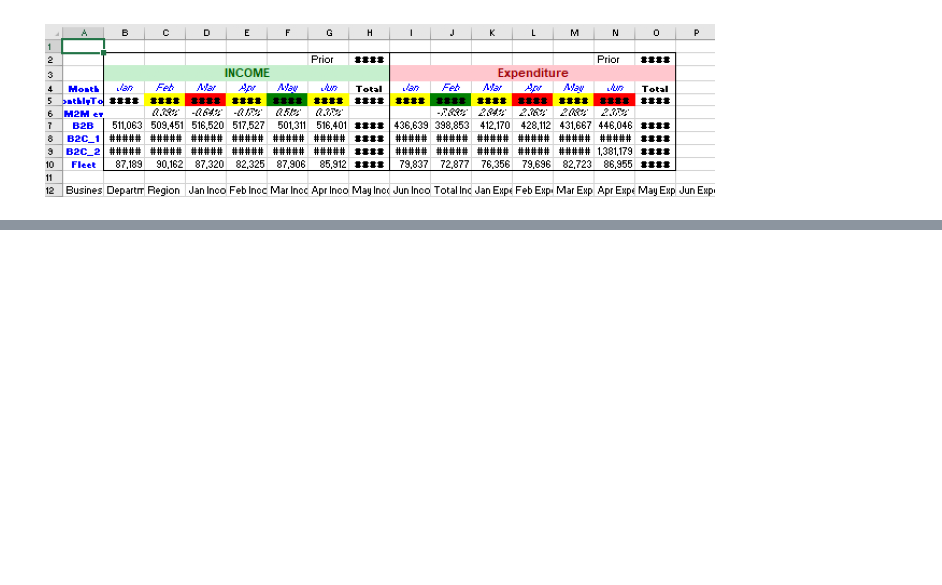
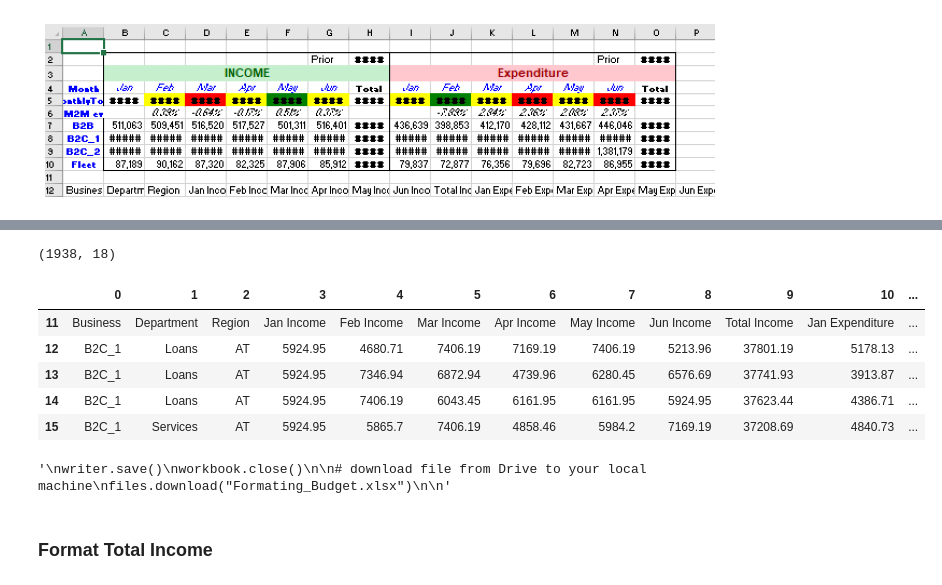
Before and after one commit to datalover2023/Module_4, a Jupyter notebook: Budget_UseCase_Module_4.ipynb, the cells around one changed output, grey strips where cells are left out. Cells and saved outputs as stored; diff of their text form; code cells hidden in the pictures; blank space fills up the shorter version.

```diff
--- a/Budget_UseCase_Module_4.ipynb
+++ b/Budget_UseCase_Module_4.ipynb
@@ -4499,0 +4539,6 @@ files.download("Formating_Budget.xlsx")
+# %%
+raw_ind = FindPositionsInDataframe(df, 'Business')[0][0]
+# add raw_ind to locations dictionary
+
+locations['starting row for raw_df'] = raw_ind
+locations
@@ -4499,0 +4556,16 @@ files.download("Formating_Budget.xlsx")
+# %%
+# create new df only with raw data ==> raw_df
+
+# from initial, big df (with all data), select only data containing raw data
+# raw data start at row 12 (variable raw_ind)
+raw_df = df.iloc[raw_ind:,:] # slice df with .iloc from 12th row
+print(raw_df.shape)
+raw_df.head()
+# %% [output]
+(1938, 18)
+|  | 0 | 1 | 2 | 3 | 4 | 5 | 6 | 7 | 8 | 9 | 10 | ... |
+| 11 | Business | Department | Region | Jan Income | Feb Income | Mar Income | Apr Income | May Income | Jun Income | Total Income | Jan Expenditure | ... |
+| 12 | B2C_1 | Loans | AT | 5924.95 | 4680.71 | 7406.19 | 7169.19 | 7406.19 | 5213.96 | 37801.19 | 5178.13 | ... |
+| 13 | B2C_1 | Loans | AT | 5924.95 | 7346.94 | 6872.94 | 4739.96 | 6280.45 | 6576.69 | 37741.93 | 3913.87 | ... |
+| 14 | B2C_1 | Loans | AT | 5924.95 | 7406.19 | 6043.45 | 6161.95 | 6161.95 | 5924.95 | 37623.44 | 4386.71 | ... |
+| 15 | B2C_1 | Services | AT | 5924.95 | 5865.7 | 7406.19 | 4858.46 | 5984.2 | 7169.19 | 37208.69 | 4840.73 | ... |
@@ -4499,0 +4581,13 @@ files.download("Formating_Budget.xlsx")
+# %%
+'''
+writer.save()
+workbook.close()
+
+# download file from Drive to your local machine
+files.download("Formating_Budget.xlsx")
+
+'''
+# %% [output]
+'\nwriter.save()\nworkbook.close()\n\n# download file from Drive to your local machine\nfiles.download("Formating_Budget.xlsx")\n\n'
+# %% [markdown]
+### Format Total Income
```
Also changed, not shown: parts of 31 cells of this notebook.
